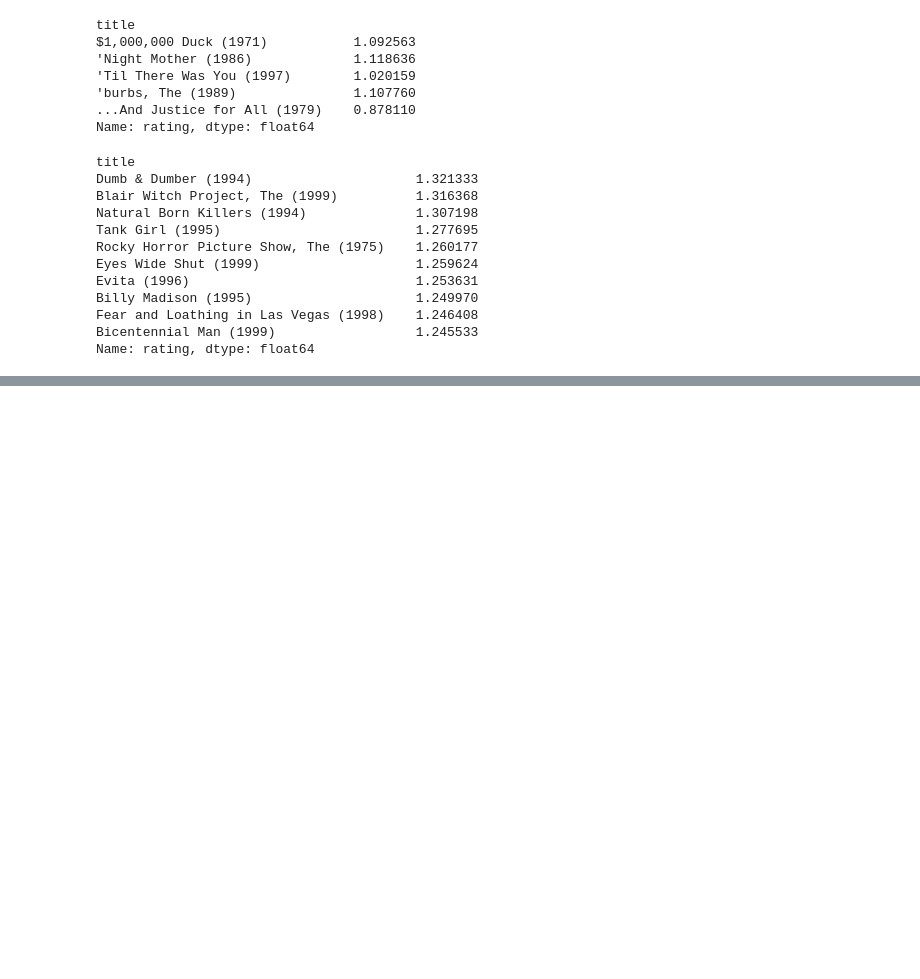
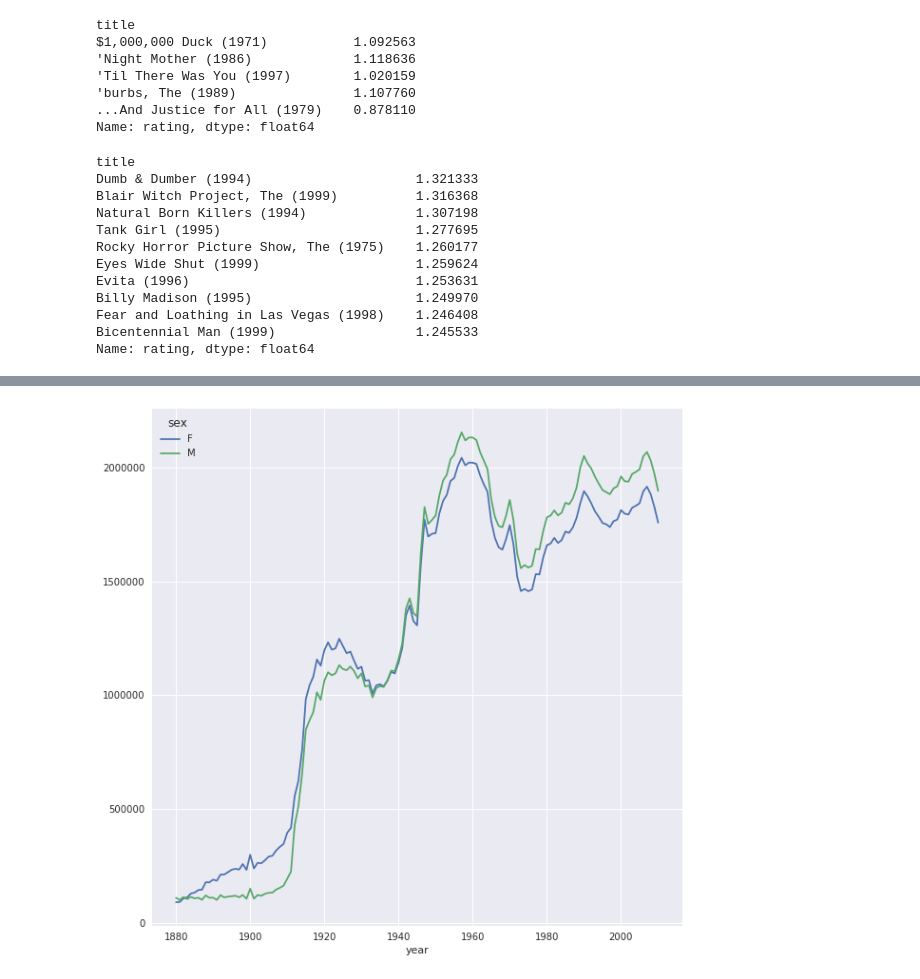
Before and after one commit to maxim5/pydata-book, a Jupyter notebook: my14.ipynb, the cells around one changed output, grey strips where cells are left out. Drawn from its saved outputs; the diff is of its cells as text; code cells hidden in the pictures; blank space fills up the shorter version.

```diff
--- a/my14.ipynb
+++ b/my14.ipynb
@@ -304,0 +324,9 @@ Name: rating, dtype: float64
+# %%
+pieces = []
+for year in range(1880, 2011):
+    path = 'datasets/babynames/yob%d.txt' % year
+    frame = pd.read_csv(path, names=['name', 'sex', 'births'])
+    frame['year'] = year
+    pieces.append(frame)
+names = pd.concat(pieces, ignore_index=True)
+names.head()
@@ -304,0 +344,3 @@ Name: rating, dtype: float64
+# %%
+total_births = names.pivot_table('births', index='year', columns='sex', aggfunc='sum')
+total_births.tail()
@@ -304,0 +355,4 @@ Name: rating, dtype: float64
+# %%
+total_births.plot();
+# %% [output]
+[figure, added]
```
Also changed, not shown: parts of 25 cells of this notebook.
